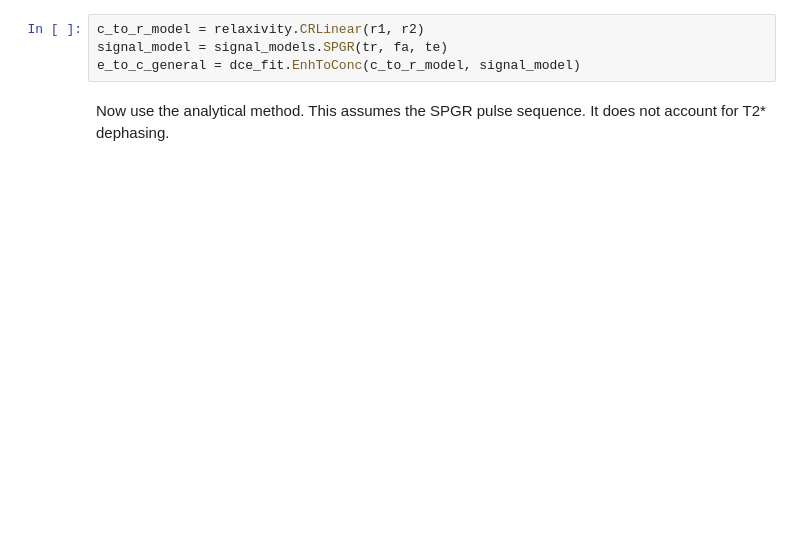
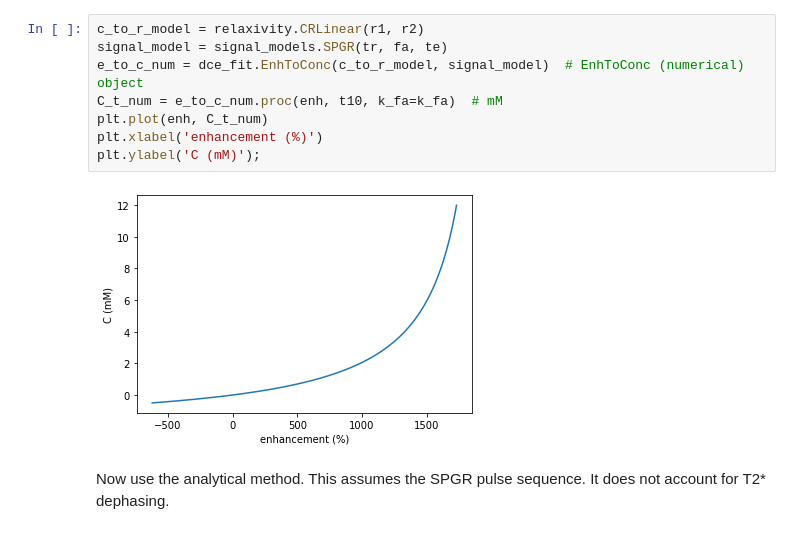
Before and after one commit to mjt320/SEPAL, a Jupyter notebook: demo/demo_enh_to_conc.ipynb, the cells around one changed output. Cells and saved outputs as stored; diff of their text form; blank space fills up the shorter version.

```diff
--- a/demo/demo_enh_to_conc.ipynb
+++ b/demo/demo_enh_to_conc.ipynb
@@ -36,7 +40,13 @@ Accounts for pulse sequence and T2* dephasing.
 # %%
 c_to_r_model = relaxivity.CRLinear(r1, r2)
 signal_model = signal_models.SPGR(tr, fa, te)
-e_to_c_general = dce_fit.EnhToConc(c_to_r_model, signal_model)
+e_to_c_num = dce_fit.EnhToConc(c_to_r_model, signal_model)  # EnhToConc (numerical) object
+C_t_num = e_to_c_num.proc(enh, t10, k_fa=k_fa)  # mM
+plt.plot(enh, C_t_num)
+plt.xlabel('enhancement (%)')
+plt.ylabel('C (mM)');
+# %% [output]
+[figure, added]
 # %% [markdown]
 Now use the analytical method.
 This assumes the SPGR pulse sequence.
```
Also changed, not shown: parts of 14 cells of this notebook, 1 other file.
